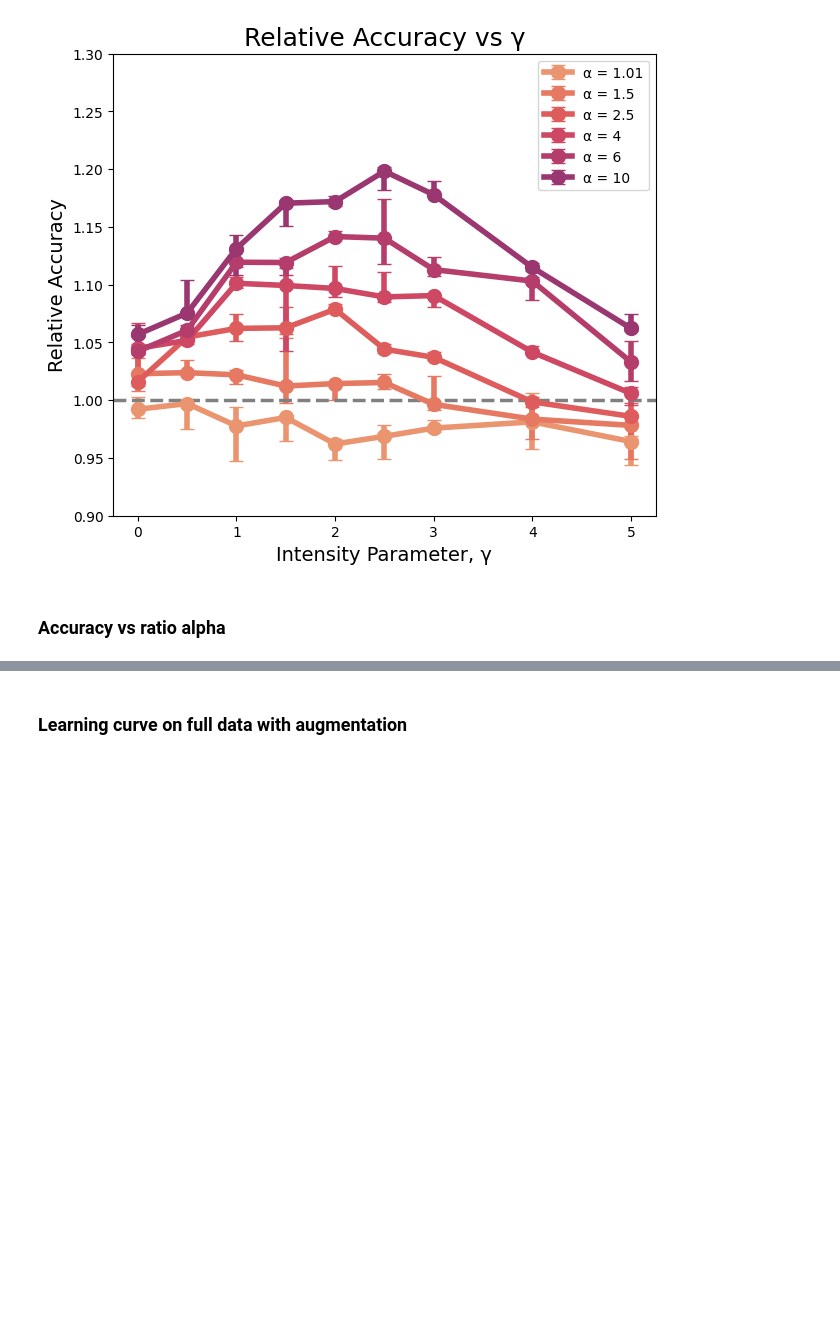
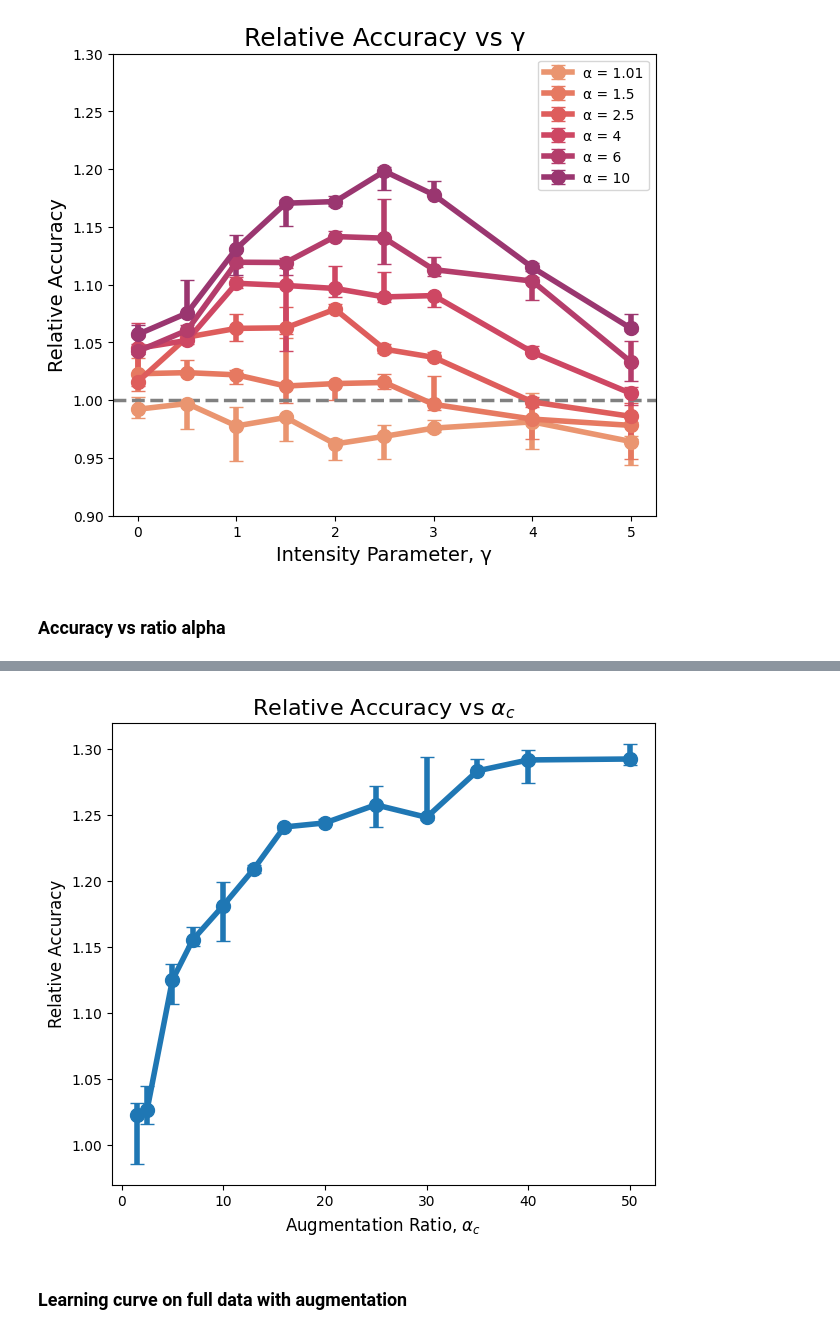
Before and after one commit to ar929/syn-data-comp, a Jupyter notebook: reproduce_results.ipynb, the cells around one changed output, grey strips where cells are left out. Cells and saved outputs as stored; diff of their text form; code cells hidden in the pictures; blank space fills up the shorter version.

```diff
--- a/reproduce_results.ipynb
+++ b/reproduce_results.ipynb
@@ -356,21 +383,24 @@ with open('acc_scores_aug_ratio.json', 'w') as json_file:
 # %%
-aug_ratios = [1.5, 2.5, 5, 7, 10, 13, 16, 20, 25, 30, 35, 40, 50]
-acc_aug_arr = np.array(list(acc_aug_dict.values()))
-lq, med, uq = np.percentile(acc_aug_arr / baseline_accuracy, [25, 50, 75], axis=0)
+alphas = [1.5, 2.5, 5, 7, 10, 13, 16, 20, 25, 30, 35, 40, 50]
+alpha_arr = np.array(list(acc_aug_dict.values()))
+lq, med, uq = np.percentile(alpha_arr / avg_baseline_accuracy, [25, 50, 75], axis=0)
 lqd, uqd = med - lq, uq - med
 
-plt.figure(figsize=(7, 6))
+plt.figure(figsize=my_fig_size)
 
-plt.errorbar(aug_ratios, med, yerr=[lqd, uqd], fmt='o-', capsize=5,
-             markeredgecolor='white', markeredgewidth=0.5, markersize=10, linewidth=3)
+plt.errorbar(alphas, med, yerr=[lqd, uqd], fmt='o-', capsize=5,
+            markersize = ms, linewidth = lw,)
+            # markeredgecolor='white', markeredgewidth=0.5, )
 
 plt.ylabel("Relative Accuracy", fontsize=12)
 plt.xlabel("Augmentation Ratio, $α_c$", fontsize=12)
 plt.title("Relative Accuracy vs $α_c$", fontsize=16)
 # plt.annotate(f"Error bars showing median & IQR across {len(acc_aug_dict)} tests",
 #              xy=(0.5, 0.97), xycoords='axes fraction',
 #              fontsize=10, ha='center', va='center')
 # plt.grid(True)  # Add grid for better readability
 plt.show()
+# %% [output]
+[figure, added]
 # %% [markdown]
 ### Learning curve on full data with augmentation
```
Also changed, not shown: parts of 6 cells of this notebook.
